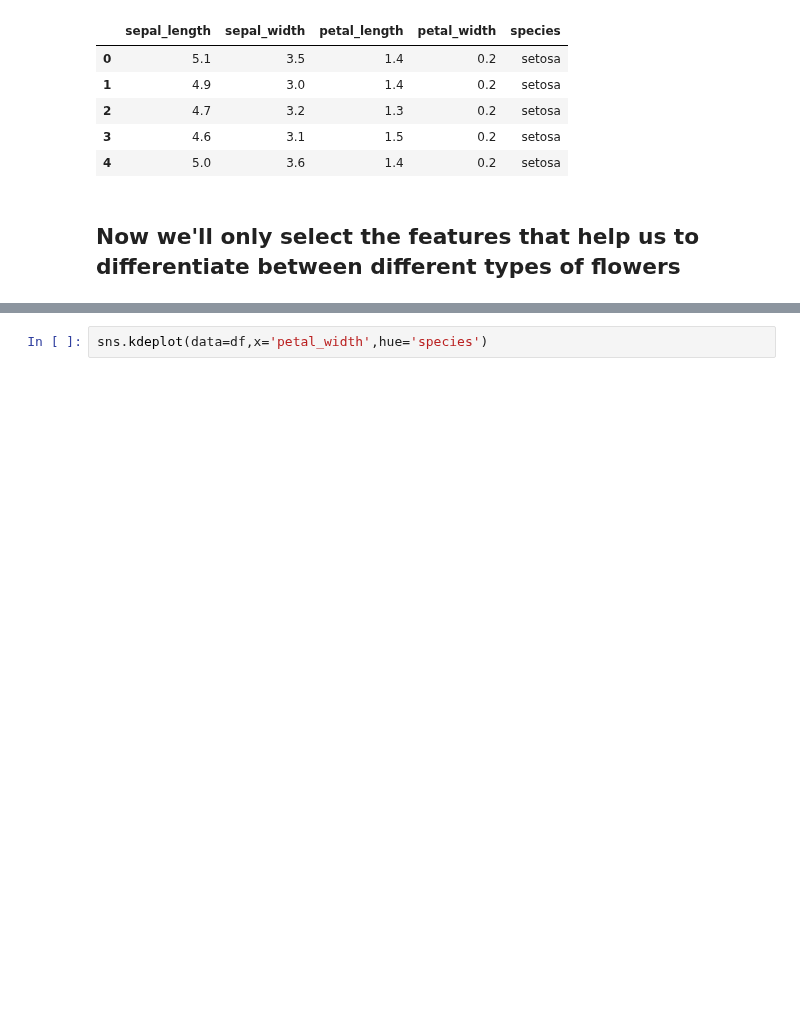
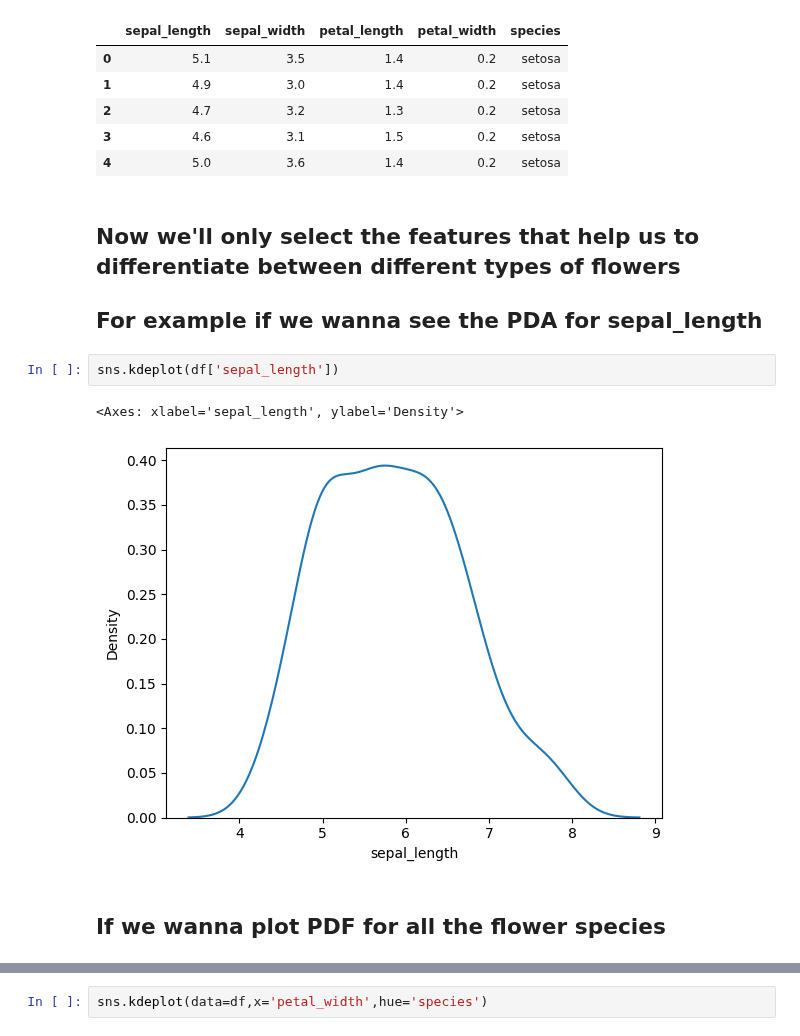
Before and after one commit to sourabhms66/statistics, a Jupyter notebook: session_40.ipynb, the cells around one changed output, grey strips where cells are left out. Drawn from its saved outputs; the diff is of its cells as text; blank space fills up the shorter version.

```diff
--- a/session_40.ipynb
+++ b/session_40.ipynb
@@ -482,6 +482,15 @@ df.head()
 | 4 | 5.0 | 3.6 | 1.4 | 0.2 | setosa |
 # %% [markdown]
 ## Now we'll only select the features that help us to differentiate between different types of flowers
+
+## For example if we wanna see the PDA for sepal_length
+# %%
+sns.kdeplot(df['sepal_length'])
+# %% [output]
+<Axes: xlabel='sepal_length', ylabel='Density'>
+[figure, added]
+# %% [markdown]
+## If we wanna plot PDF for all the flower species
 # %%
 sns.kdeplot(data=df,x='sepal_length',hue='species')
 # %% [output]
```
Also changed, not shown: parts of 4 cells of this notebook.
